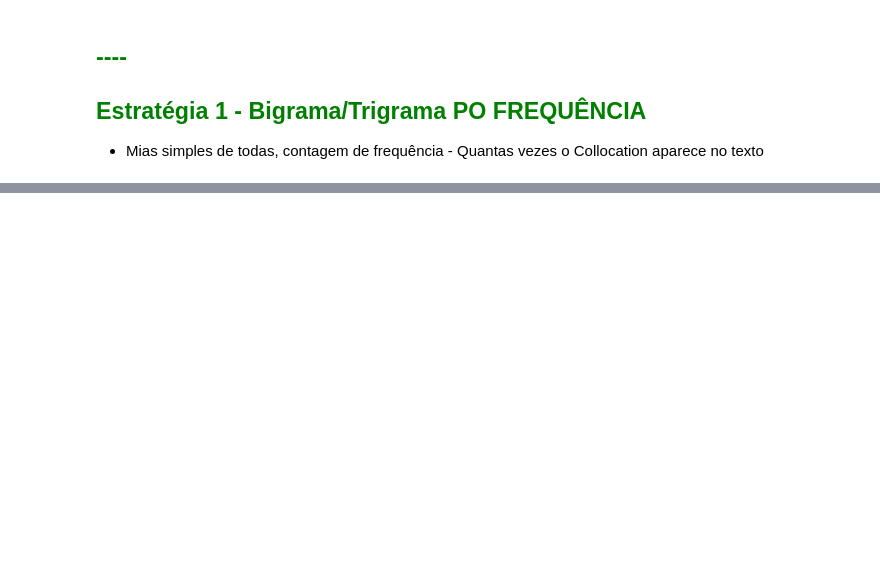
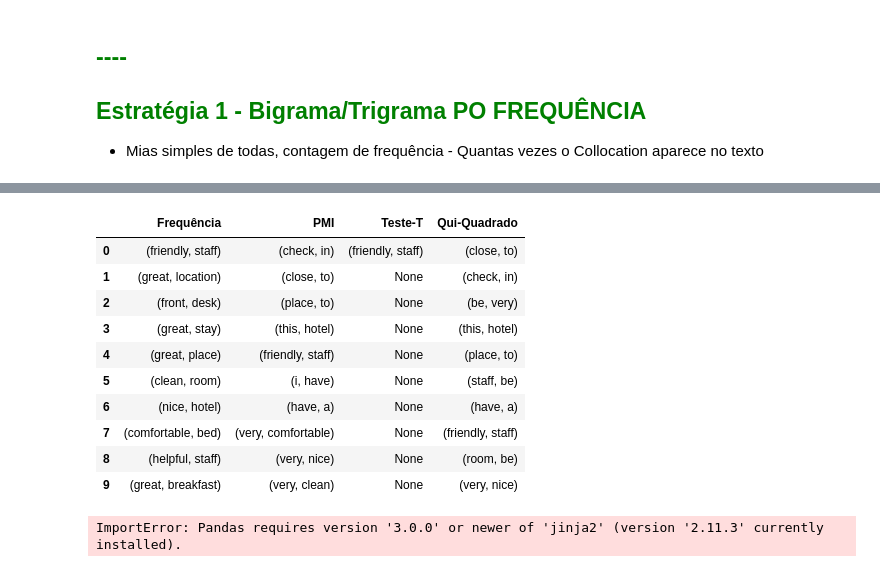
Before and after one commit to alyssonmontovanelli/formacao_dataScience_DSA, a Jupyter notebook: 04_machineLearning/Cap12_NLP_Processamento_Linguagem_Natural/02_Intro_PLN.ipynb, the cells around one changed output, grey strips where cells are left out. Drawn from its saved outputs; the diff is of its cells as text; code cells hidden in the pictures; blank space fills up the shorter version.

```diff
--- a/04_machineLearning/Cap12_NLP_Processamento_Linguagem_Natural/02_Intro_PLN.ipynb
+++ b/04_machineLearning/Cap12_NLP_Processamento_Linguagem_Natural/02_Intro_PLN.ipynb
@@ -806,0 +1043,6 @@ buscaBigramas = nltk.collocations.BigramCollocationFinder.from_documents(comenta
+# %%
+# Criamos uma tabela para os bigramas
+# Observando como o resultado do teste T é obtido: buscaBigramas.score_ngrams(bigrmas.student_t)
+
+QuiTabBigramas = pd.DataFrame(list(buscaBigramas.score_ngrams(bigramas.chi_sq)),
+                              columns = ["Bigrama", "Qui"]).sort_values(by = "Qui", ascending= False)
@@ -806,0 +1077,8 @@ buscaBigramas = nltk.collocations.BigramCollocationFinder.from_documents(comenta
+# %%
+# Vamos extrari os 10 collocations bigramas mais relevantes de acordo com cada um dos 4 métodos usados
+# Lembrando que aplicamos filtros para remover stopwords e devemos usar a tablea filtrada
+
+metodo1_bigrama = bigramas_filtrados[:10].Bigrama.values
+metodo2_bigrama = PMITabBigramas[:10].Bigrama.values
+metodo3_bigrama = bigramas_T_filtrados[:10].Bigrama.values
+metodo4_bigrama = QuiTabBigramas[:10].Bigrama.values
@@ -806,0 +1090,30 @@ buscaBigramas = nltk.collocations.BigramCollocationFinder.from_documents(comenta
+# %%
+# Vamos criar um super datarafem com todos os resultados dos bigramas
+
+comparaBigrama = pd.DataFrame([metodo1_bigrama, metodo2_bigrama, metodo3_bigrama, metodo4_bigrama]).T
+# %%
+comparaBigrama.columns = ['Frequência',
+                          'PMI',
+                          'Teste-T',
+                          'Qui-Quadrado']
+# %%
+comparaBigrama
+# %% [output]
+|  | Frequência | PMI | Teste-T | Qui-Quadrado |
+| 0 | (friendly, staff) | (check, in) | (friendly, staff) | (close, to) |
+| 1 | (great, location) | (close, to) | None | (check, in) |
+| 2 | (front, desk) | (place, to) | None | (be, very) |
+| 3 | (great, stay) | (this, hotel) | None | (this, hotel) |
+| 4 | (great, place) | (friendly, staff) | None | (place, to) |
+| 5 | (clean, room) | (i, have) | None | (staff, be) |
+| 6 | (nice, hotel) | (have, a) | None | (have, a) |
+| 7 | (comfortable, bed) | (very, comfortable) | None | (friendly, staff) |
+| 8 | (helpful, staff) | (very, nice) | None | (room, be) |
+| 9 | (great, breakfast) | (very, clean) | None | (very, nice) |
+# %%
+# estilizaçção de tablea no pandas
+comparaBigrama.style.set_propertie(**{'background-color': 'green',
+                                      'color': 'white',
+                                      'border-color': 'white'})
+# %% [output]
+ImportError: Pandas requires version '3.0.0' or newer of 'jinja2' (version '2.11.3' currently installed).
```
Also changed, not shown: parts of 50 cells of this notebook.
